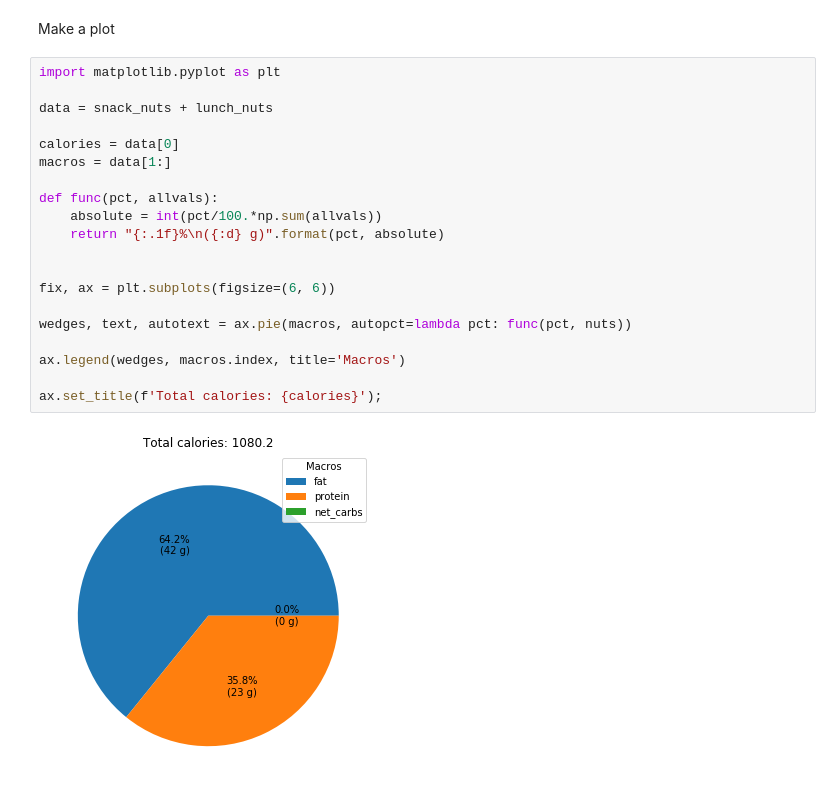
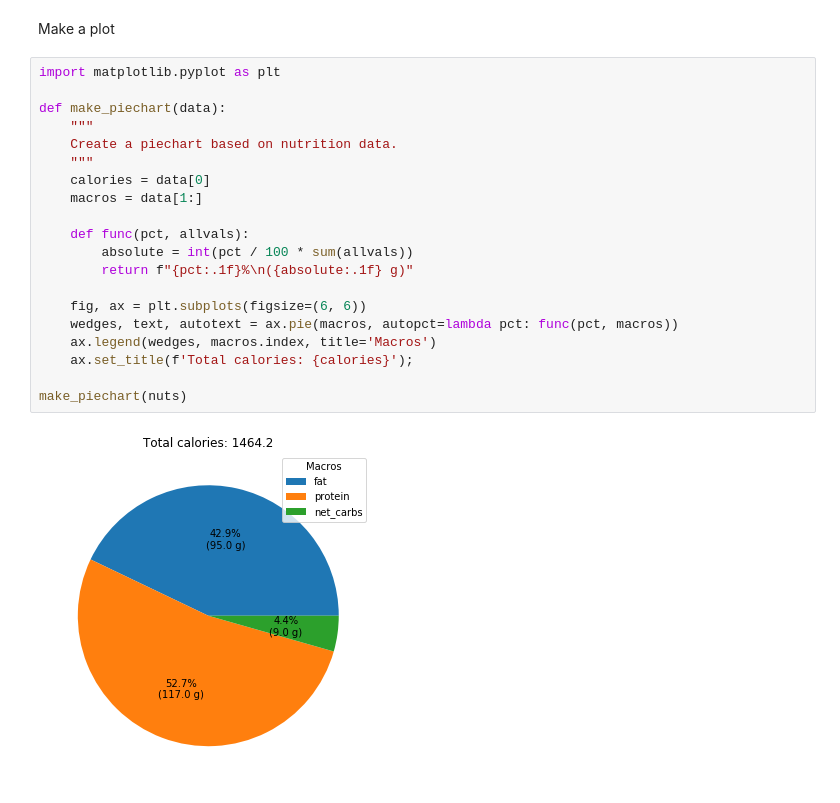
Before and after one commit to fabiangunzinger/learning, a Jupyter notebook: food-data/foods.ipynb, the cells around one changed output. Drawn from its saved outputs; the diff is of its cells as text.

```diff
--- a/food-data/foods.ipynb
+++ b/food-data/foods.ipynb
@@ -143,22 +205,22 @@ Make a plot
 # %%
 import matplotlib.pyplot as plt
 
-data = snack_nuts + lunch_nuts
+def make_piechart(data):
+    """
+    Create a piechart based on nutrition data.
+    """
+    calories = data[0]
+    macros = data[1:]
 
-calories = data[0]
-macros = data[1:]
+    def func(pct, allvals):
+        absolute = int(pct / 100 * sum(allvals))
+        return f"{pct:.1f}%\n({absolute:.1f} g)"
 
-def func(pct, allvals):
-    absolute = int(pct/100.*np.sum(allvals))
-    return "{:.1f}%\n({:d} g)".format(pct, absolute)
+    fig, ax = plt.subplots(figsize=(6, 6))
+    wedges, text, autotext = ax.pie(macros, autopct=lambda pct: func(pct, macros))
+    ax.legend(wedges, macros.index, title='Macros')
+    ax.set_title(f'Total calories: {calories}');
 
-
-fix, ax = plt.subplots(figsize=(6, 6))
-
-wedges, text, autotext = ax.pie(macros, autopct=lambda pct: func(pct, nuts))
-
-ax.legend(wedges, macros.index, title='Macros')
-
-ax.set_title(f'Total calories: {calories}');
+make_piechart(nuts)
 # %% [output]
-[figure, old version]
+[figure, new version]
```
Also changed, not shown: parts of 8 cells of this notebook.
